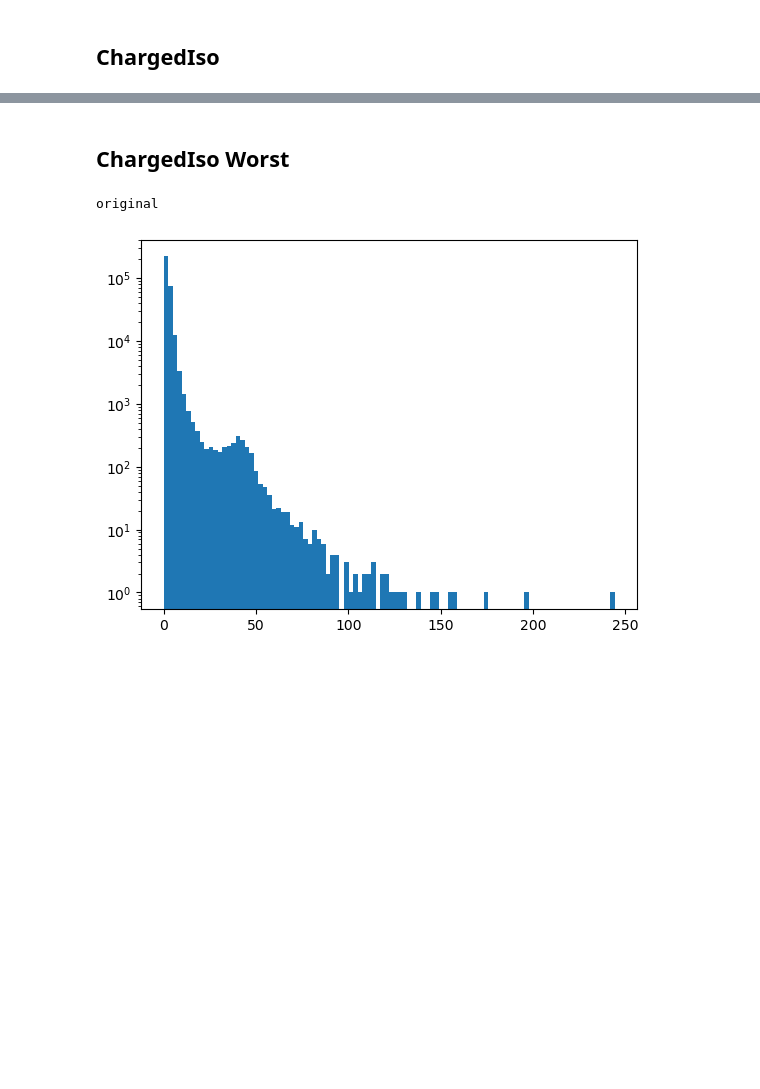
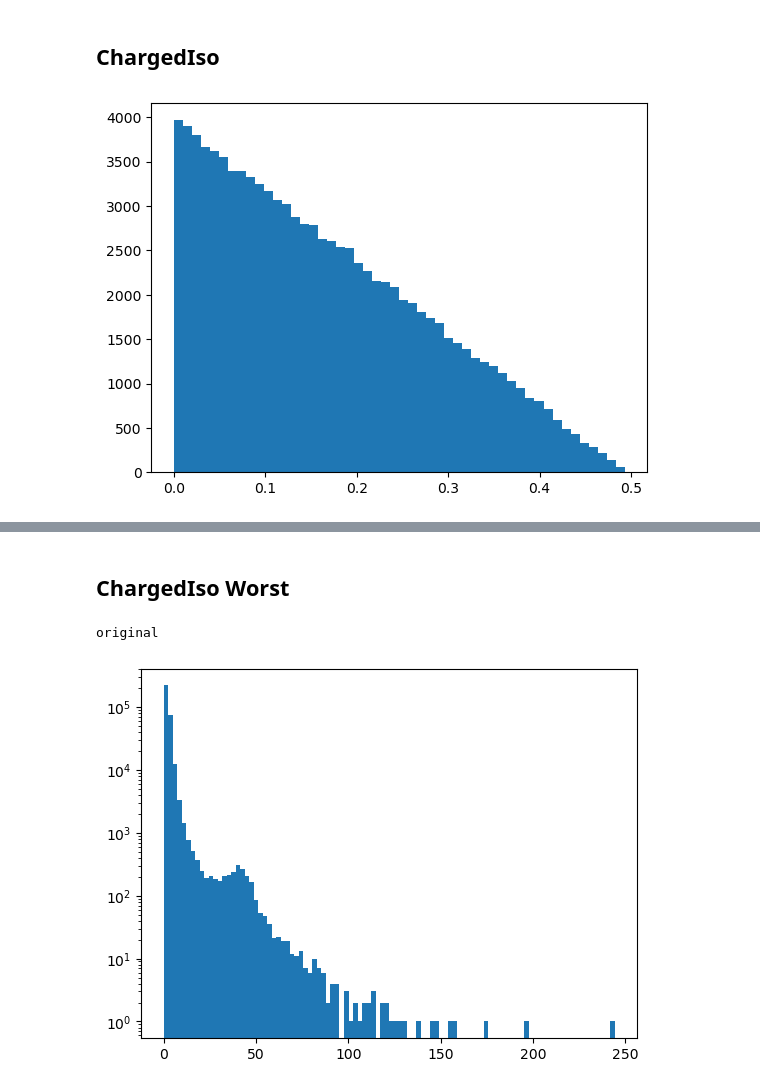
Before and after one commit to maxgalli/SSNF2, a Jupyter notebook: notebooks/study_transforms.ipynb, the cells around one changed output, grey strips where cells are left out. Saved outputs shown, nothing was run; the diff lists cells and outputs as text; code cells hidden in the pictures; blank space fills up the shorter version.

```diff
--- a/notebooks/study_transforms.ipynb
+++ b/notebooks/study_transforms.ipynb
@@ -978,2 +1040,8 @@ compare
 # %% [markdown]
 ## ChargedIso
+# %%
+triangular = np.random.triangular(left=0., mode=0., right=0.99*0.5, size=100000)
+#triangular = np.log(triangular)
+plt.hist(triangular, bins=50);
+# %% [output]
+[figure, added]
```
Also changed, not shown: parts of 8 cells of this notebook, 7 other files.
